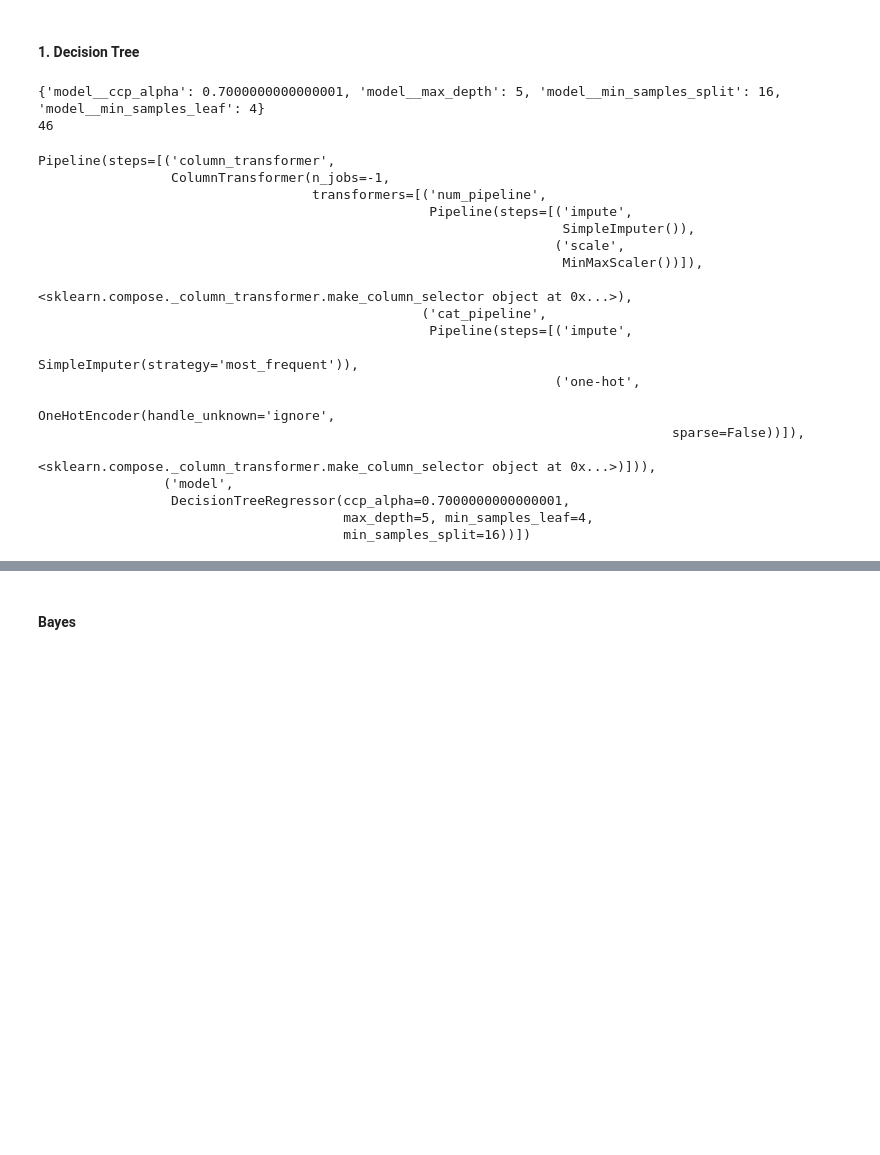
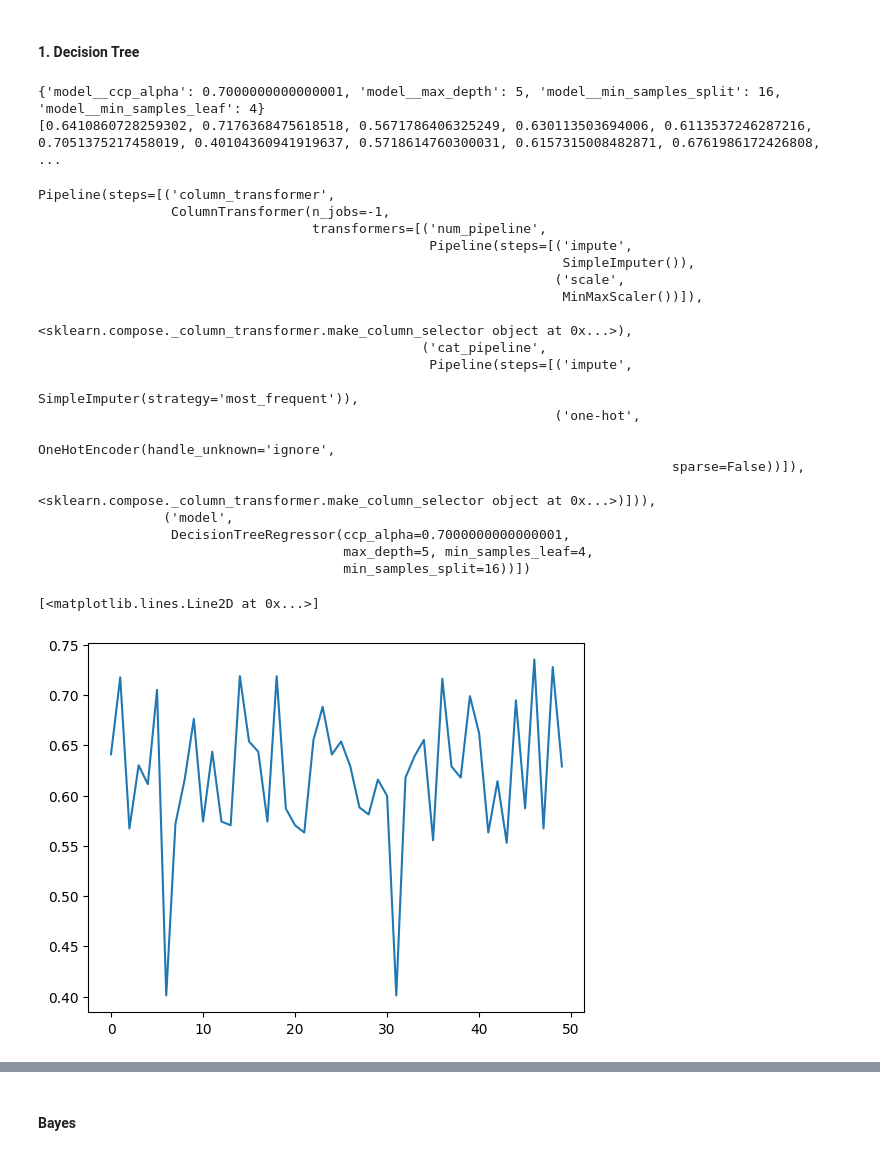
Before and after one commit to CJ4n/AutoML_HM1, a Jupyter notebook: solution.ipynb, the cells around one changed output, grey strips where cells are left out. Saved outputs shown, nothing was run; the diff lists cells and outputs as text; code cells hidden in the pictures; blank space fills up the shorter version.

Commit message:
add history scores in finding optimal solution

```diff
--- a/solution.ipynb
+++ b/solution.ipynb
@@ -333,12 +331,12 @@ configuration_grid_decision_tree = get_configuration_grid_decision_tree()
 )
 # %%
 print(optimal_config_decision_tree)
-print(last_idx_of_config_with_significant_imporvement)
+print(history_scores)
 optimal_decision_tree = get_decision_tree_pipeline()
 optimal_decision_tree.set_params(**optimal_config_decision_tree)
 # %% [output]
 {'model__ccp_alpha': 0.7000000000000001, 'model__max_depth': 5, 'model__min_samples_split': 16, 'model__min_samples_leaf': 4}
-46
+[0.6410860728259302, 0.7176368475618518, 0.5671786406325249, 0.630113503694006, 0.6113537246287216, 0.7051375217458019, 0.40104360941919637, 0.5718614760300031, 0.6157315008482871, 0.6761986172426808, ...
 Pipeline(steps=[('column_transformer',
                  ColumnTransformer(n_jobs=-1,
                                    transformers=[('num_pipeline',
@@ -358,6 +356,11 @@ Pipeline(steps=[('column_transformer',
                  DecisionTreeRegressor(ccp_alpha=0.7000000000000001,
                                        max_depth=5, min_samples_leaf=4,
                                        min_samples_split=16))])
+# %%
+plt.plot(history_scores)
+# %% [output]
+[<matplotlib.lines.Line2D at 0x...>]
+[figure, added]
 # %%
 def get_best_configs_for_each_set(
     pipeline: Pipeline, config_space, train_datasets, test_datasets
```
Also changed, not shown: parts of 23 cells of this notebook, 1 other file.
